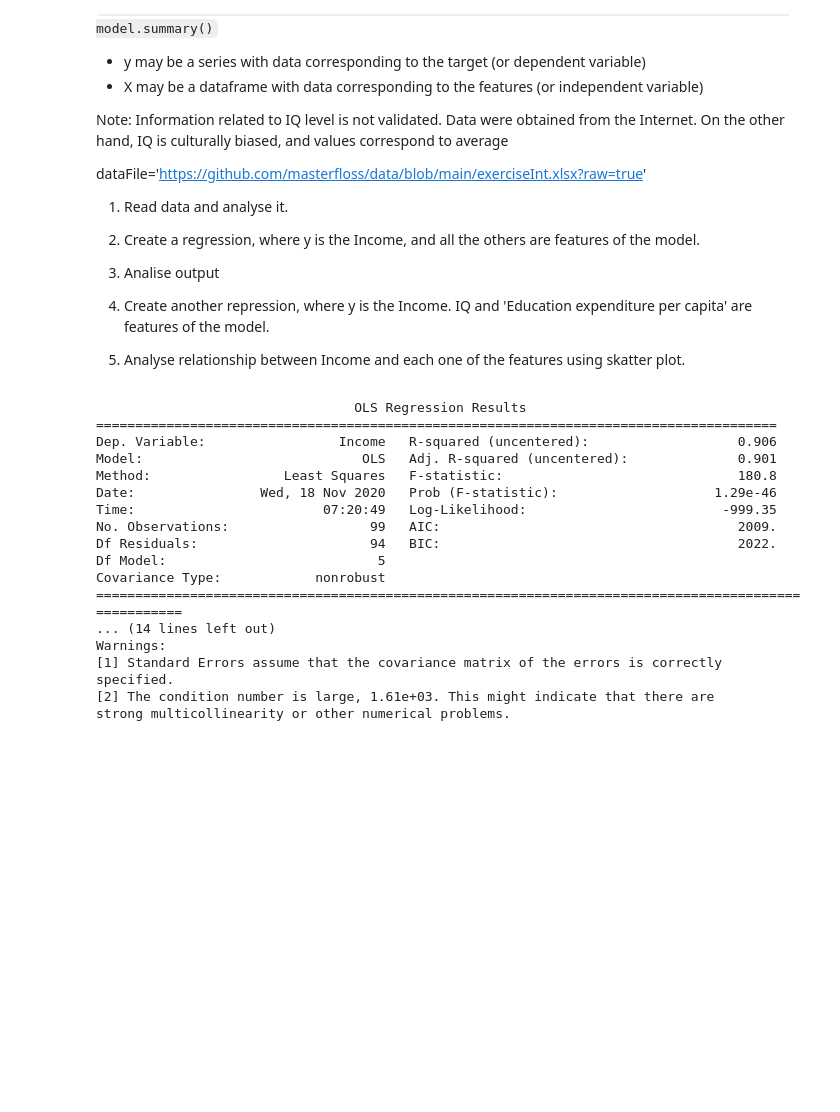
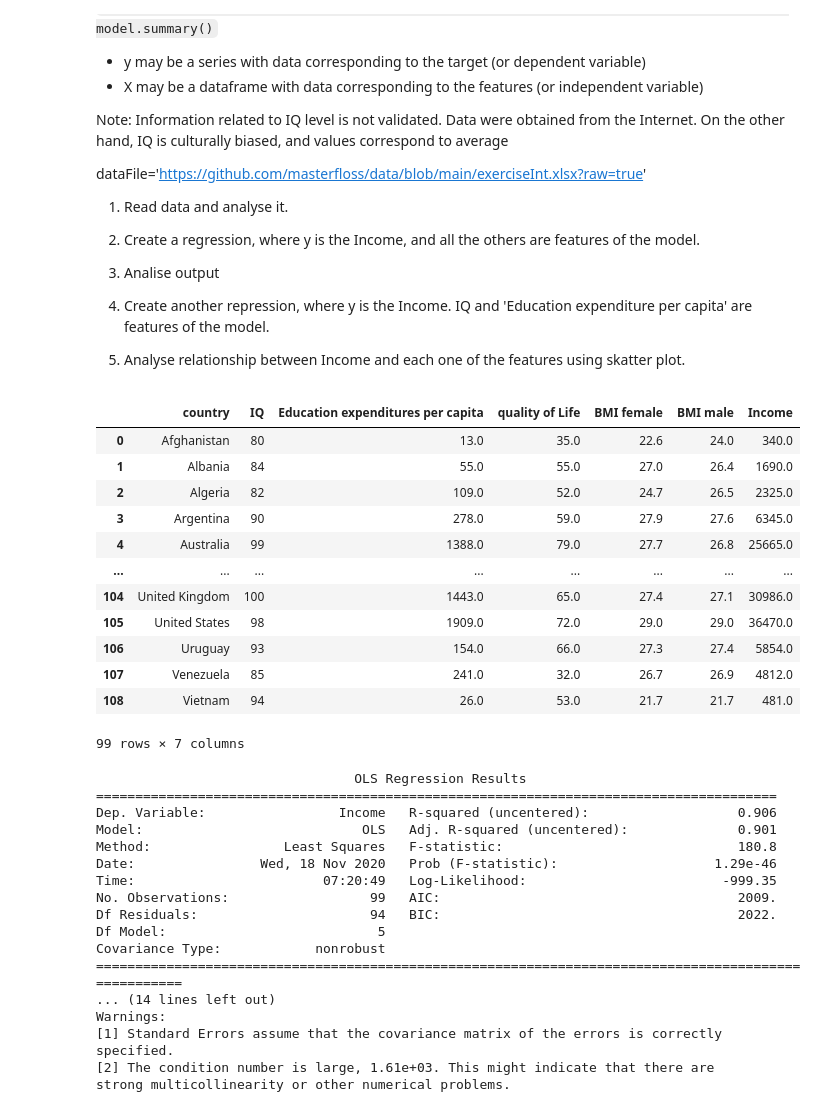
Before and after one commit to reevutrprog/TRPROG, a Jupyter notebook: Lab08.ipynb, the cells around one changed output. Saved outputs shown, nothing was run; the diff lists cells and outputs as text; code cells hidden in the pictures; blank space fills up the shorter version.

```diff
--- a/Lab08.ipynb
+++ b/Lab08.ipynb
@@ -32,10 +32,26 @@ dataFile='https://github.com/masterfloss/data/blob/main/exerciseInt.xlsx?raw=tru
 # %%
 import statsmodels.api as sm
 import pandas as pd
 import numpy as np
+import seaborn as sns
 
 file1 = r'https://github.com/masterfloss/data/blob/main/exerciseInt.xlsx?raw=true'
 df = pd.read_excel(file1)
 df.replace([np.inf, -np.inf], np.nan, inplace=True)
 df.dropna(inplace=True)
+df
+# %% [output]
+|  | country | IQ | Education expenditures per capita | quality of Life | BMI female | BMI male | Income |
+| 0 | Afghanistan | 80 | 13.0 | 35.0 | 22.6 | 24.0 | 340.0 |
+| 1 | Albania | 84 | 55.0 | 55.0 | 27.0 | 26.4 | 1690.0 |
+| 2 | Algeria | 82 | 109.0 | 52.0 | 24.7 | 26.5 | 2325.0 |
+| 3 | Argentina | 90 | 278.0 | 59.0 | 27.9 | 27.6 | 6345.0 |
+| 4 | Australia | 99 | 1388.0 | 79.0 | 27.7 | 26.8 | 25665.0 |
+| ... | ... | ... | ... | ... | ... | ... | ... |
+| 104 | United Kingdom | 100 | 1443.0 | 65.0 | 27.4 | 27.1 | 30986.0 |
+| 105 | United States | 98 | 1909.0 | 72.0 | 29.0 | 29.0 | 36470.0 |
+| 106 | Uruguay | 93 | 154.0 | 66.0 | 27.3 | 27.4 | 5854.0 |
+| 107 | Venezuela | 85 | 241.0 | 32.0 | 26.7 | 26.9 | 4812.0 |
+| 108 | Vietnam | 94 | 26.0 | 53.0 | 21.7 | 21.7 | 481.0 |
+99 rows × 7 columns
 # %%
```
Also changed, not shown: parts of 3 cells of this notebook.
